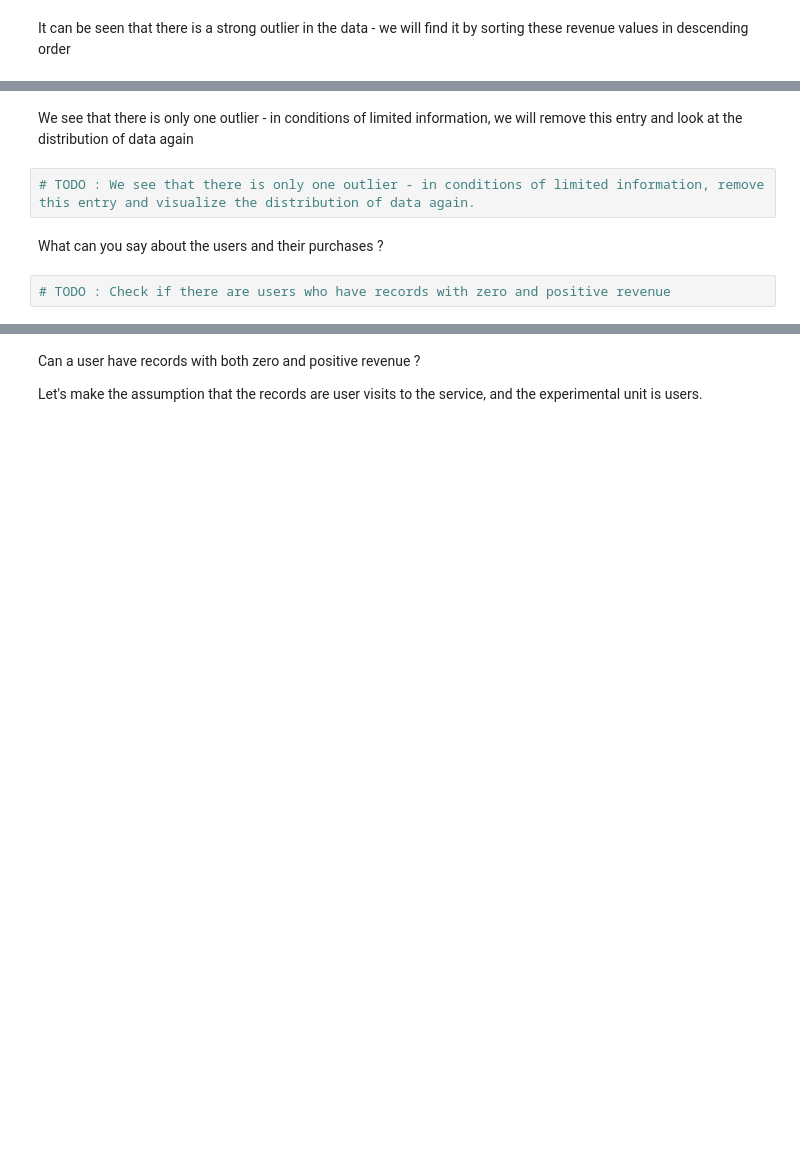
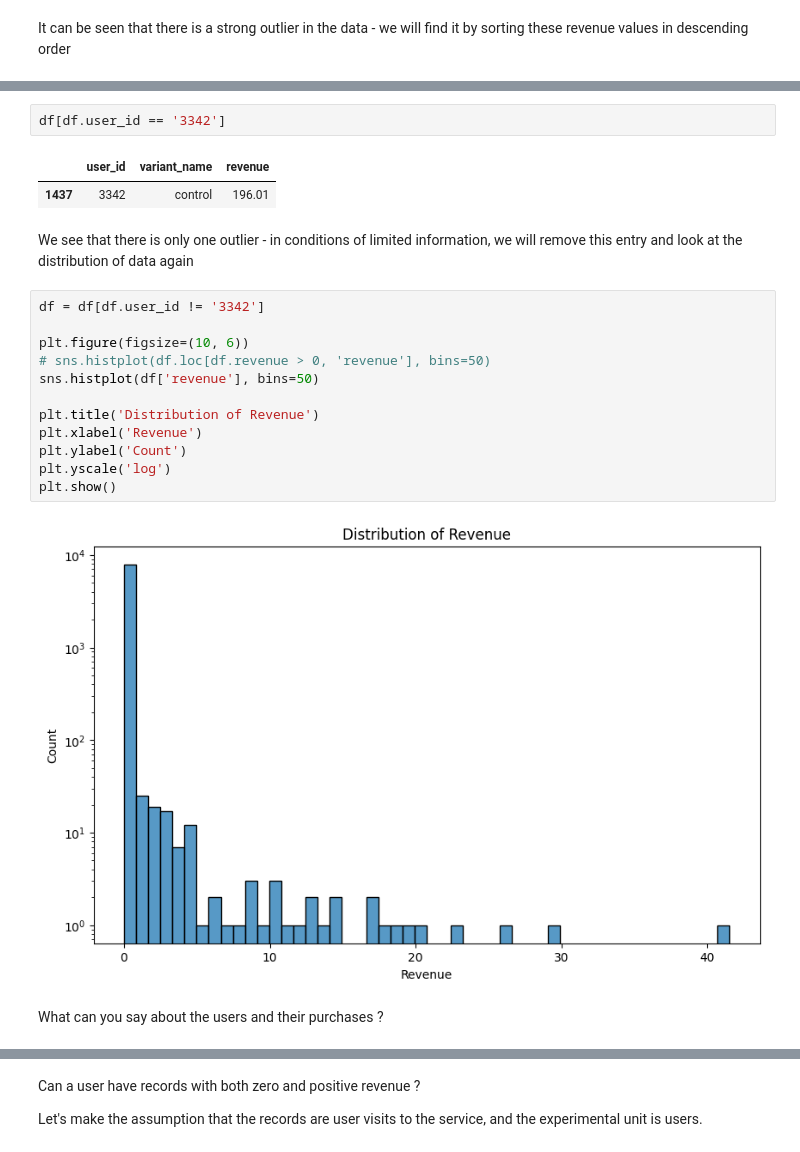
Before and after one commit to VladGrinDA/DI_Bootcamp, a Jupyter notebook: Week8/Day3/ExerciseXP/exXP.ipynb, the cells around one changed output, grey strips where cells are left out. Cells and saved outputs as stored; diff of their text form; blank space fills up the shorter version.

```diff
--- a/Week8/Day3/ExerciseXP/exXP.ipynb
+++ b/Week8/Day3/ExerciseXP/exXP.ipynb
@@ -54,9 +185,24 @@ It can be seen that there is a strong outlier in the data - we will find it by s
+# %%
+df[df.user_id == '3342']
+# %% [output]
+|  | user_id | variant_name | revenue |
+| 1437 | 3342 | control | 196.01 |
 # %% [markdown]
 We see that there is only one outlier - in conditions of limited information, we will remove this entry and look at the distribution of data again
-# %%
-# TODO : We see that there is only one outlier - in conditions of limited information, remove this entry and visualize the distribution of data again.
+# %%
+df = df[df.user_id != '3342']
+
+plt.figure(figsize=(10, 6))
+# sns.histplot(df.loc[df.revenue > 0, 'revenue'], bins=50)
+sns.histplot(df['revenue'], bins=50)
+
+plt.title('Distribution of Revenue')
+plt.xlabel('Revenue')
+plt.ylabel('Count')
+plt.yscale('log')
+plt.show()
+# %% [output]
+[figure, added]
 # %% [markdown]
 
 What can you say about the users and their purchases ?
-# %%
-# TODO : Check if there are users who have records with zero and positive revenue
```
Also changed, not shown: parts of 40 cells of this notebook, 47 other files.
